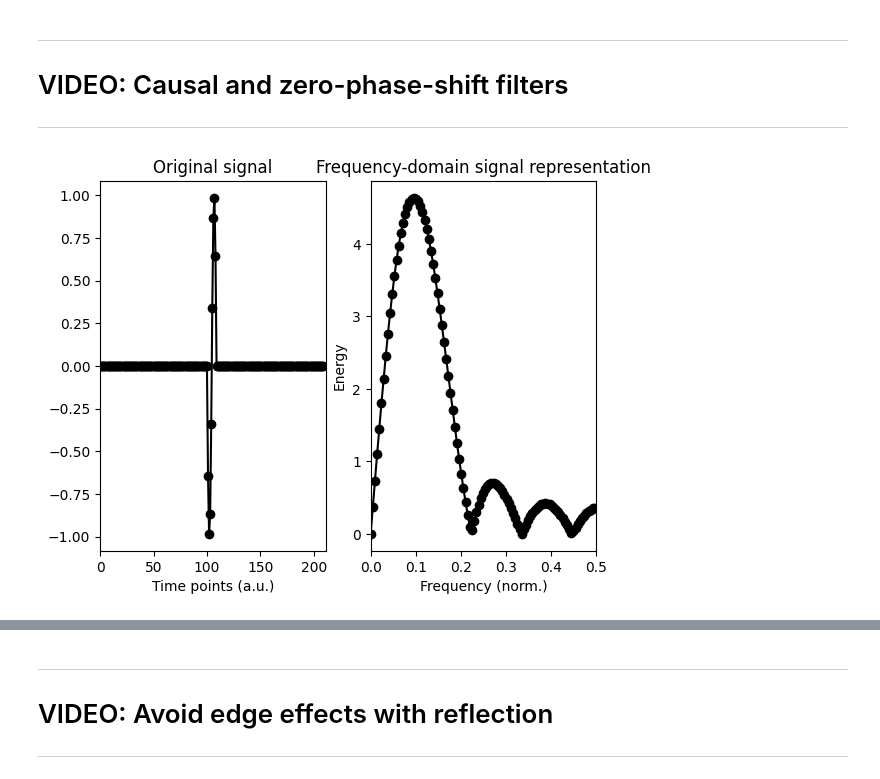
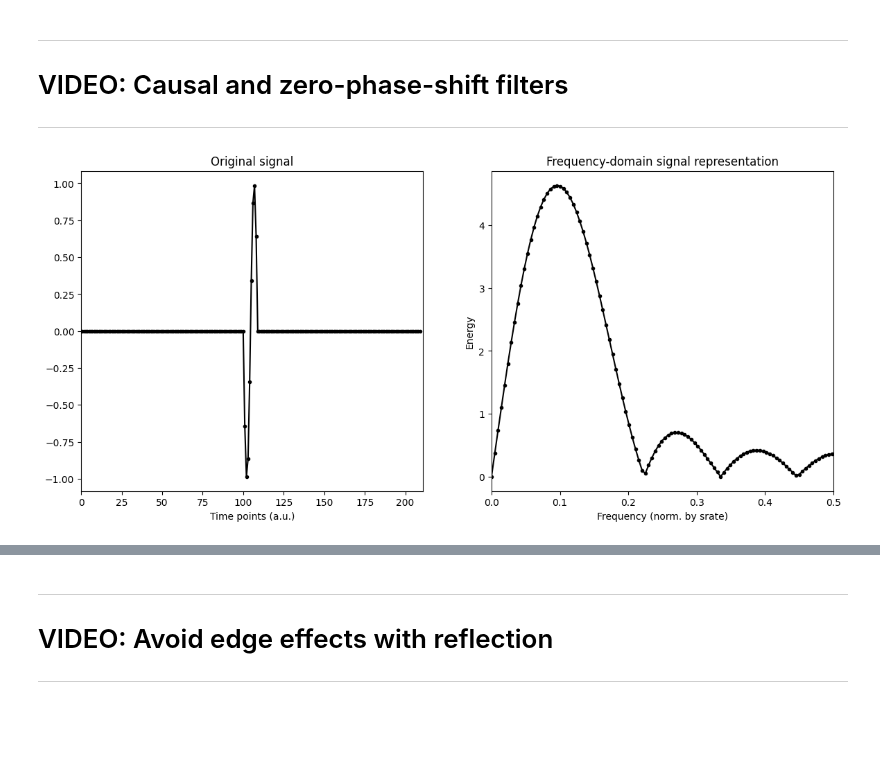
Before and after one commit to marzzelo/SignalProcessing, a Jupyter notebook: filtering/sigprocMXC_filtering_part1.ipynb, the cells around one changed output, grey strips where cells are left out. Saved outputs shown, nothing was run; the diff lists cells and outputs as text; code cells hidden in the pictures; blank space fills up the shorter version.

```diff
--- a/filtering/sigprocMXC_filtering_part1.ipynb
+++ b/filtering/sigprocMXC_filtering_part1.ipynb
@@ -470,26 +471,40 @@ plt.show()
 # VIDEO: Causal and zero-phase-shift filters
 ---
 # %%
+from numpy import pi, cos, zeros, linspace, concatenate, abs
+
+srate = 1
+nyquist = srate / 2
+
 # create a simple signal
-data = np.concatenate((np.zeros(100),np.cos(np.linspace(np.pi/2,5*np.pi/2,10)),np.zeros(100)),axis=0)
+data = concatenate(
+    (zeros(100), cos(linspace(pi / 2, 5 * pi / 2, 10)), zeros(100)), axis=0
+)
+
 n = len(data)
 
 # plot it and its power spectrum
+plt.figure(figsize=(14, 6))
 plt.subplot(121)
-plt.plot(range(0,n),data,'ko-')
-plt.xlim([0,n+1])
-plt.title('Original signal')
-plt.xlabel('Time points (a.u.)')
+plt.plot(range(0, n), data, "k.-")
+
+plt.xlim([0, n + 1])
+plt.title("Original signal")
+plt.xlabel("Time points (a.u.)")
 
 plt.subplot(122)
-plt.plot(np.linspace(0,1,n),np.abs(scipy.fftpack.fft(data)),'ko-')
-plt.xlim([0,.5])
-plt.xlabel('Frequency (norm.)')
-plt.ylabel('Energy')
-plt.title('Frequency-domain signal representation')
+plt.plot(linspace(0, 1, n), abs(fft(data)), "k.-")
+
+plt.xlim([0, 0.5])
+
+plt.xlabel("Frequency (norm. by srate)")
+
+plt.ylabel("Energy")
+plt.title("Frequency-domain signal representation")
+
 plt.show()
 # %% [output]
-[figure, old version]
+[figure, new version]
 # %%
 ## apply a low-pass causal filter
 
```
Also changed, not shown: parts of 14 cells of this notebook, 2 other files.
